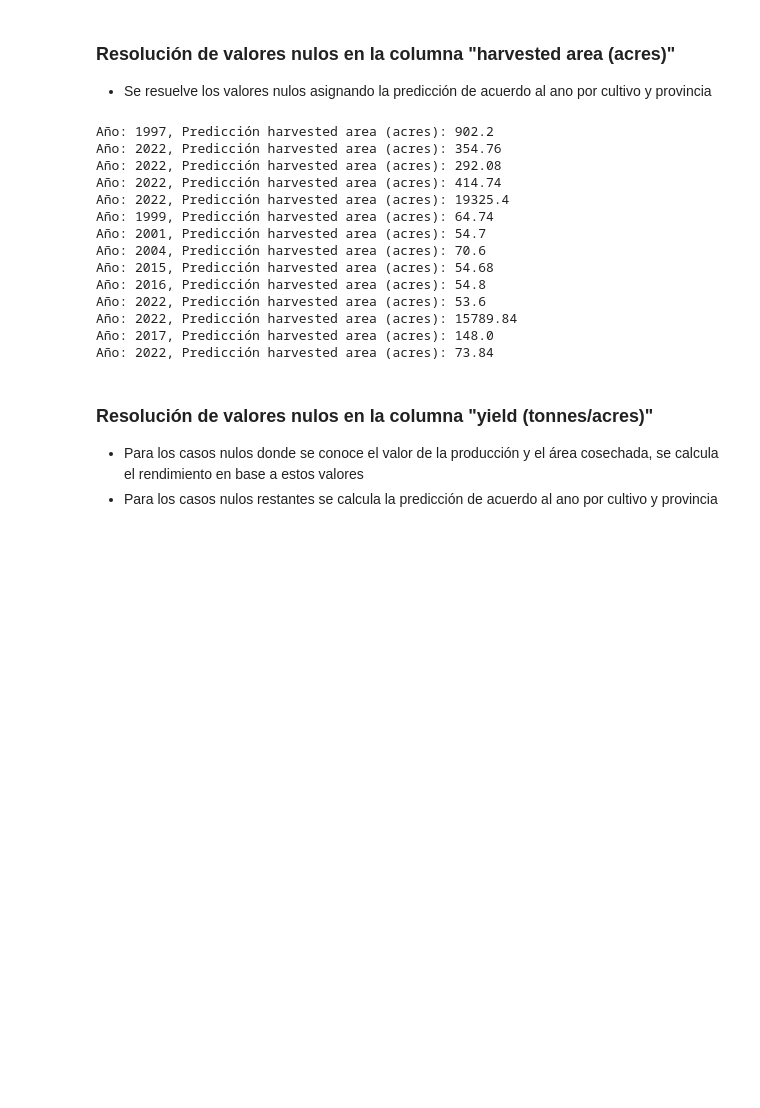
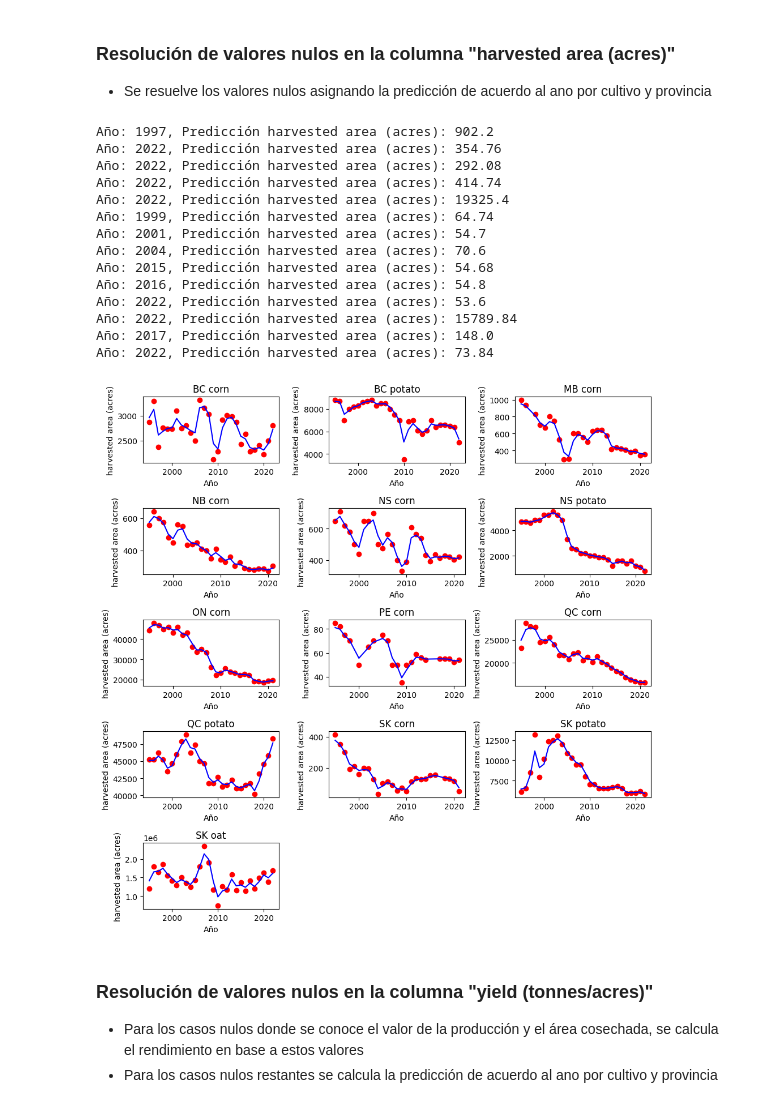
Before and after one commit to FlavioLionelRita/utn-data-science-labs, a Jupyter notebook: Exercises/05-ProduccionAgricola/lab.ipynb, the cells around one changed output. Saved outputs shown, nothing was run; the diff lists cells and outputs as text; code cells hidden in the pictures; blank space fills up the shorter version.

```diff
--- a/Exercises/05-ProduccionAgricola/lab.ipynb
+++ b/Exercises/05-ProduccionAgricola/lab.ipynb
@@ -138,7 +156,7 @@ from sklearn.ensemble import RandomForestRegressor
 from pandas import DataFrame
 
 # Función para resolver los valores nulos en un campo y asignar la predicción
-def solve_nulls_in_field_and_assign_prediction(dataset: DataFrame, field: str, crop: str, province: str):
+def solve_nulls_in_field_and_assign_prediction(dataset: DataFrame, field: str, crop: str, province: str, graphIndex: int):
     # Obtener las filas que cumplen con las condiciones
     data = dataset[(dataset['crop'].str.strip() == crop) & (dataset['province'].str.strip() == province) & (dataset[field].notna())]
     # Calcular la media de toneladas por acre agrupado por año
@@ -167,46 +185,50 @@ def solve_nulls_in_field_and_assign_prediction(dataset: DataFrame, field: str, c
                     (dataset['crop'].str.strip() == crop) &
                     (dataset[field].isnull() | (dataset[field] == 0)), field] = prediction
     # Gráfico con las toneladas por acre por año y la predicción
-    # plt.scatter(tonnes_by_year['year'], tonnes_by_year[field], color = "red")
-    # plt.plot(years, regression.predict(years), color = "blue")
-    # plt.title(f"{field} por {province} y {crop}")
-    # plt.xlabel("Año")
-    # plt.ylabel(field)
-    # plt.show()
+    plt.subplot(5,3,graphIndex)
+    plt.scatter(tonnes_by_year['year'], tonnes_by_year[field], color = "red")
+    plt.plot(years, regression.predict(years), color = "blue")
+    plt.title(f"{province} {crop}")
+    plt.xlabel("Año")
+    plt.ylabel(field)
 # %% [markdown]
 ### Resolución de valores nulos en la columna "harvested area (acres)"
 
 - Se resuelve los valores nulos asignando la predicción de acuerdo al ano por cultivo y provincia
 # %%
 # Se busca los valores nulos por provincia y cultivo y se asigna el valor de la predicción
-solve_nulls_in_field_and_assign_prediction(df2,'harvested area (acres)', 'corn', 'BC')
-solve_nulls_in_field_and_assign_prediction(df2,'harvested area (acres)', 'potato', 'BC')
-solve_nulls_in_field_and_assign_prediction(df2,'harvested area (acres)', 'corn', 'MB')
-solve_nulls_in_field_and_assign_prediction(df2,'harvested area (acres)', 'corn', 'NB')
-solve_nulls_in_field_and_assign_prediction(df2,'harvested area (acres)', 'corn', 'NS')
-solve_nulls_in_field_and_assign_prediction(df2,'harvested area (acres)', 'potato', 'NS')
-solve_nulls_in_field_and_assign_prediction(df2,'harvested area (acres)', 'corn', 'ON')
-solve_nulls_in_field_and_assign_prediction(df2,'harvested area (acres)', 'corn', 'PE')
-solve_nulls_in_field_and_assign_prediction(df2,'harvested area (acres)', 'corn', 'QC')
-solve_nulls_in_field_and_assign_prediction(df2,'harvested area (acres)', 'potato', 'QC')
-solve_nulls_in_field_and_assign_prediction(df2,'harvested area (acres)', 'corn', 'SK')
-solve_nulls_in_field_and_assign_prediction(df2,'harvested area (acres)', 'potato', 'SK')
-solve_nulls_in_field_and_assign_prediction(df2,'harvested area (acres)', 'oat', 'SK')
+plt.figure(figsize=(10, 10))
+solve_nulls_in_field_and_assign_prediction(df,'harvested area (acres)', 'corn', 'BC',1)
+solve_nulls_in_field_and_assign_prediction(df,'harvested area (acres)', 'potato', 'BC',2)
+solve_nulls_in_field_and_assign_prediction(df,'harvested area (acres)', 'corn', 'MB',3)
+solve_nulls_in_field_and_assign_prediction(df,'harvested area (acres)', 'corn', 'NB',4)
+solve_nulls_in_field_and_assign_prediction(df,'harvested area (acres)', 'corn', 'NS',5)
+solve_nulls_in_field_and_assign_prediction(df,'harvested area (acres)', 'potato', 'NS',6)
+solve_nulls_in_field_and_assign_prediction(df,'harvested area (acres)', 'corn', 'ON',7)
+solve_nulls_in_field_and_assign_prediction(df,'harvested area (acres)', 'corn', 'PE',8)
+solve_nulls_in_field_and_assign_prediction(df,'harvested area (acres)', 'corn', 'QC',9)
+solve_nulls_in_field_and_assign_prediction(df,'harvested area (acres)', 'potato', 'QC',10)
+solve_nulls_in_field_and_assign_prediction(df,'harvested area (acres)', 'corn', 'SK',11)
+solve_nulls_in_field_and_assign_prediction(df,'harvested area (acres)', 'potato', 'SK',12)
+solve_nulls_in_field_and_assign_prediction(df,'harvested area (acres)', 'oat', 'SK',13)
+plt.tight_layout()
+plt.show()
 # %% [output]
 Año: 1997, Predicción harvested area (acres): 902.2
 Año: 2022, Predicción harvested area (acres): 354.76
 Año: 2022, Predicción harvested area (acres): 292.08
 Año: 2022, Predicción harvested area (acres): 414.74
 Año: 2022, Predicción harvested area (acres): 19325.4
 Año: 1999, Predicción harvested area (acres): 64.74
 Año: 2001, Predicción harvested area (acres): 54.7
 Año: 2004, Predicción harvested area (acres): 70.6
 Año: 2015, Predicción harvested area (acres): 54.68
 Año: 2016, Predicción harvested area (acres): 54.8
 Año: 2022, Predicción harvested area (acres): 53.6
 Año: 2022, Predicción harvested area (acres): 15789.84
 Año: 2017, Predicción harvested area (acres): 148.0
 Año: 2022, Predicción harvested area (acres): 73.84
+[figure, added]
 # %% [markdown]
 ### Resolución de valores nulos en la columna "yield (tonnes/acres)"
 
```
Also changed, not shown: parts of 33 cells of this notebook.
